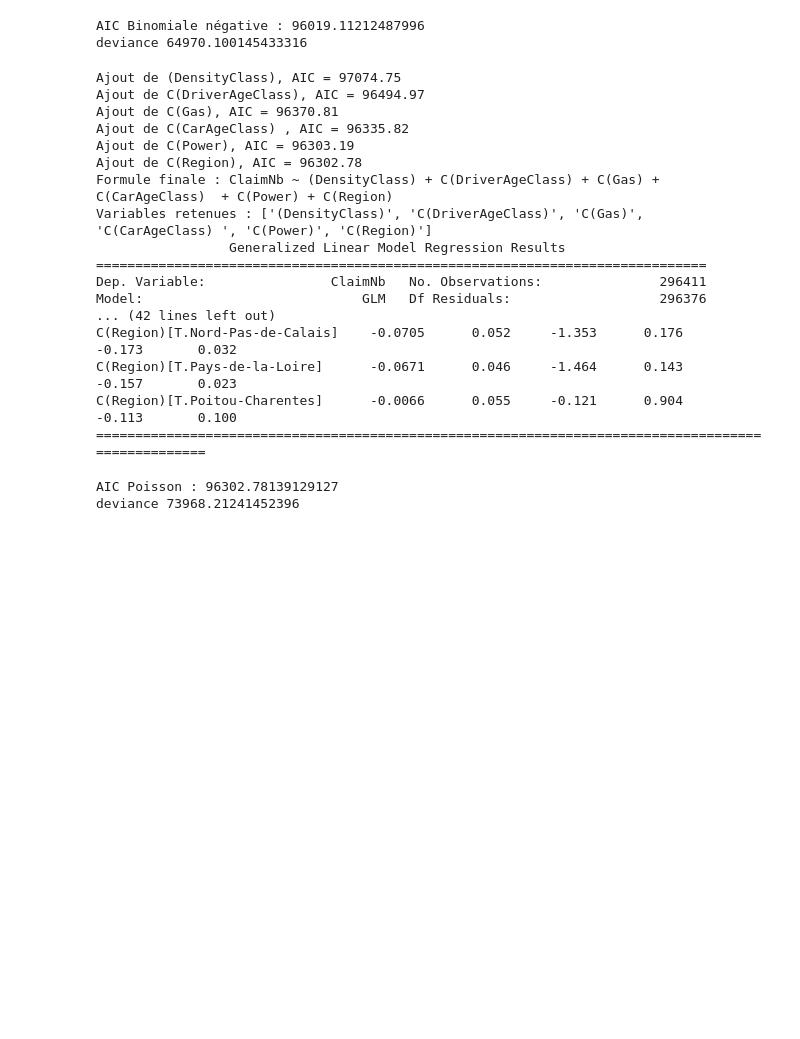
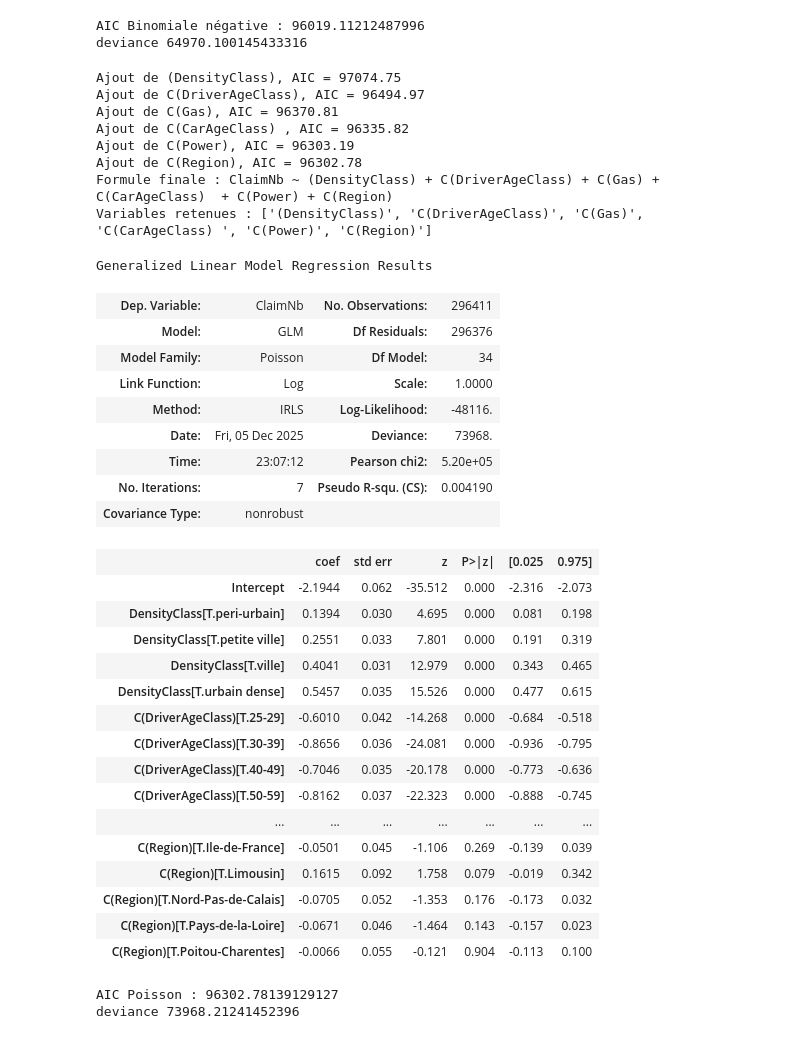
Before and after one commit to fadiblm/Projet-assurance-non-vie, a Jupyter notebook: Modelisation.ipynb, the cells around one changed output. Cells and saved outputs as stored; diff of their text form; code cells hidden in the pictures; blank space fills up the shorter version.

```diff
--- a/Modelisation.ipynb
+++ b/Modelisation.ipynb
@@ -319,43 +319,60 @@ def stepwise_glm_offset(data, response, candidates, family, offset_var, verbose=
 # %%
 df_poisson_freq_test2 = df_test.copy()
 df_poisson_freq_train2 = df_train.copy()
 
 candidates = [
     "C(DriverAgeClass)","C(CarAgeClass) ",
     "C(Power)","C(Region)","C(Gas)","(DensityClass)"
 ]
 
 family = sm.families.Poisson()
 
 model_step_poisson, vars_selected = stepwise_glm_offset(
     data=df_poisson_freq_train2,
     response="ClaimNb",
     candidates=candidates,
     family=family,
     offset_var="Exposure",
     verbose=True
 )
 
 print("Variables retenues :", vars_selected)
-print(model_step.summary())
+display(model_step.summary())
 # %% [output]
 Ajout de (DensityClass), AIC = 97074.75
 Ajout de C(DriverAgeClass), AIC = 96494.97
 Ajout de C(Gas), AIC = 96370.81
 Ajout de C(CarAgeClass) , AIC = 96335.82
 Ajout de C(Power), AIC = 96303.19
 Ajout de C(Region), AIC = 96302.78
 Formule finale : ClaimNb ~ (DensityClass) + C(DriverAgeClass) + C(Gas) + C(CarAgeClass)  + C(Power) + C(Region)
 Variables retenues : ['(DensityClass)', 'C(DriverAgeClass)', 'C(Gas)', 'C(CarAgeClass) ', 'C(Power)', 'C(Region)']
-                 Generalized Linear Model Regression Results
-==============================================================================
-Dep. Variable:                ClaimNb   No. Observations:               296411
-Model:                            GLM   Df Residuals:                   296376
-... (42 lines left out)
-C(Region)[T.Nord-Pas-de-Calais]    -0.0705      0.052     -1.353      0.176      -0.173       0.032
-C(Region)[T.Pays-de-la-Loire]      -0.0671      0.046     -1.464      0.143      -0.157       0.023
-C(Region)[T.Poitou-Charentes]      -0.0066      0.055     -0.121      0.904      -0.113       0.100
-===================================================================================================
+Generalized Linear Model Regression Results
+| Dep. Variable: | ClaimNb | No. Observations: | 296411 |
+| Model: | GLM | Df Residuals: | 296376 |
+| Model Family: | Poisson | Df Model: | 34 |
+| Link Function: | Log | Scale: | 1.0000 |
+| Method: | IRLS | Log-Likelihood: | -48116. |
+| Date: | Fri, 05 Dec 2025 | Deviance: | 73968. |
+| Time: | 23:07:12 | Pearson chi2: | 5.20e+05 |
+| No. Iterations: | 7 | Pseudo R-squ. (CS): | 0.004190 |
+| Covariance Type: | nonrobust |  |  |
+|  | coef | std err | z | P>|z| | [0.025 | 0.975] |
+| Intercept | -2.1944 | 0.062 | -35.512 | 0.000 | -2.316 | -2.073 |
+| DensityClass[T.peri-urbain] | 0.1394 | 0.030 | 4.695 | 0.000 | 0.081 | 0.198 |
+| DensityClass[T.petite ville] | 0.2551 | 0.033 | 7.801 | 0.000 | 0.191 | 0.319 |
+| DensityClass[T.ville] | 0.4041 | 0.031 | 12.979 | 0.000 | 0.343 | 0.465 |
+| DensityClass[T.urbain dense] | 0.5457 | 0.035 | 15.526 | 0.000 | 0.477 | 0.615 |
+| C(DriverAgeClass)[T.25-29] | -0.6010 | 0.042 | -14.268 | 0.000 | -0.684 | -0.518 |
+| C(DriverAgeClass)[T.30-39] | -0.8656 | 0.036 | -24.081 | 0.000 | -0.936 | -0.795 |
+| C(DriverAgeClass)[T.40-49] | -0.7046 | 0.035 | -20.178 | 0.000 | -0.773 | -0.636 |
+| C(DriverAgeClass)[T.50-59] | -0.8162 | 0.037 | -22.323 | 0.000 | -0.888 | -0.745 |
+| ... | ... | ... | ... | ... | ... | ... |
+| C(Region)[T.Ile-de-France] | -0.0501 | 0.045 | -1.106 | 0.269 | -0.139 | 0.039 |
+| C(Region)[T.Limousin] | 0.1615 | 0.092 | 1.758 | 0.079 | -0.019 | 0.342 |
+| C(Region)[T.Nord-Pas-de-Calais] | -0.0705 | 0.052 | -1.353 | 0.176 | -0.173 | 0.032 |
+| C(Region)[T.Pays-de-la-Loire] | -0.0671 | 0.046 | -1.464 | 0.143 | -0.157 | 0.023 |
+| C(Region)[T.Poitou-Charentes] | -0.0066 | 0.055 | -0.121 | 0.904 | -0.113 | 0.100 |
 # %%
 aic_poisson=model_step_poisson.aic
 dev_poisson=model_step_poisson.deviance
```
Also changed, not shown: parts of 4 cells of this notebook.
